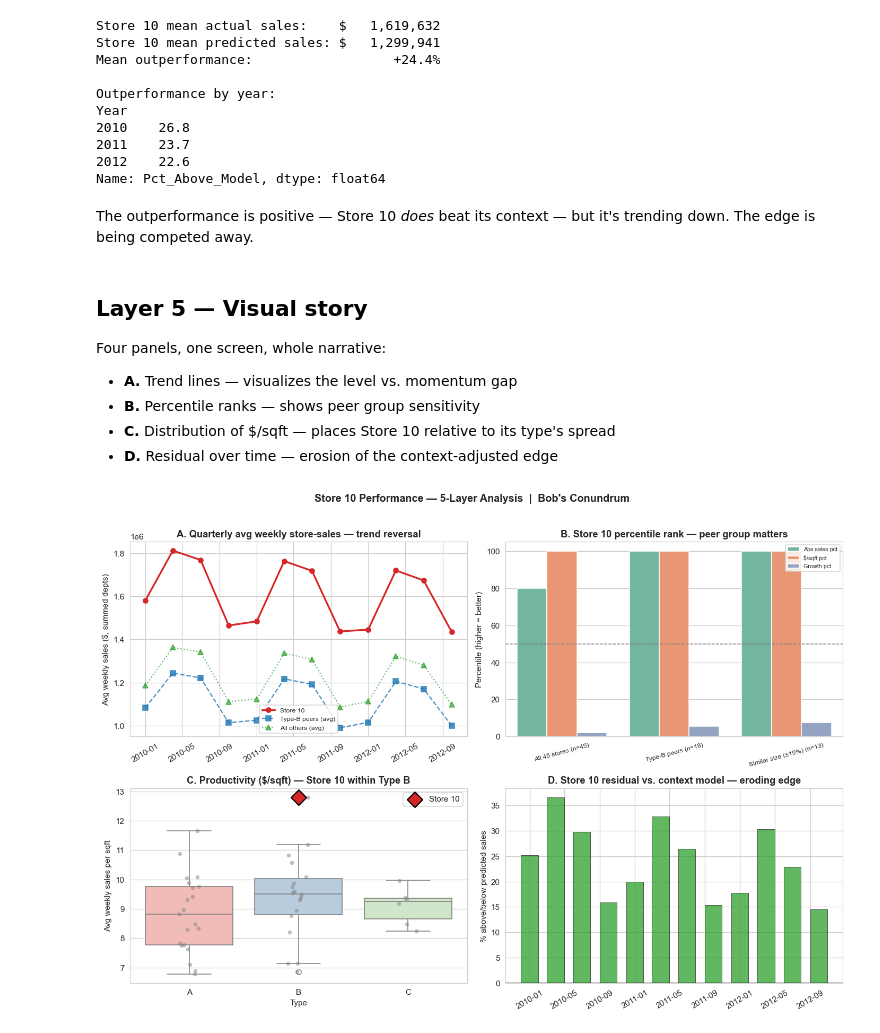
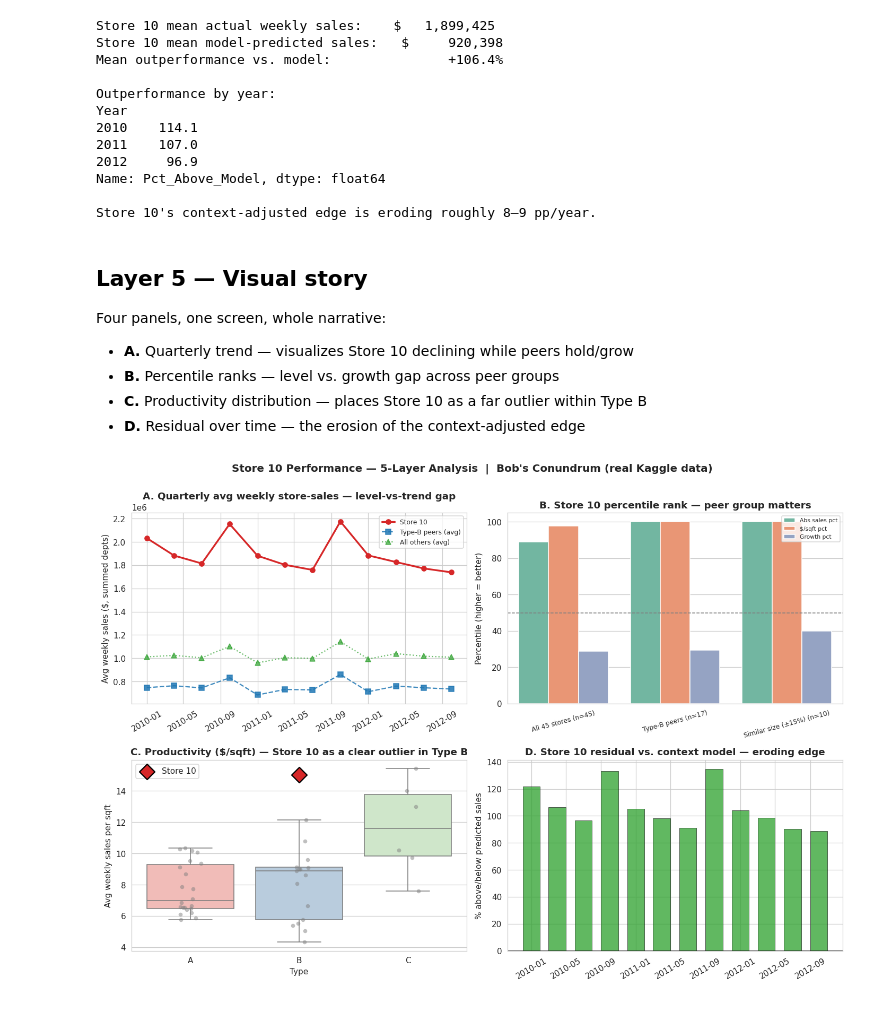
Before and after one commit to albertoquiroga-ctrl/ML-IPADE, a Jupyter notebook: Sessions/S1/store10_analysis.ipynb, the cells around one changed output. Cells and saved outputs as stored; diff of their text form; code cells hidden in the pictures.

Commit message:
With the data

```diff
--- a/Sessions/S1/store10_analysis.ipynb
+++ b/Sessions/S1/store10_analysis.ipynb
@@ -246,36 +310,36 @@ IsHol            0.0557      0.007      7.648      0.000       0.041       0.070
 ================================================================================
 # %%
 s10_data = model_df[model_df['Store']==10].copy()
-s10_data['Predicted_LogSales'] = model.predict(s10_data)
-s10_data['Predicted_Sales'] = np.exp(s10_data['Predicted_LogSales'])
-s10_data['Pct_Above_Model'] = (s10_data['Weekly_Sales']/s10_data['Predicted_Sales'] - 1)*100
+s10_data['Predicted_Sales']  = np.exp(model.predict(s10_data))
+s10_data['Pct_Above_Model']  = (s10_data['Weekly_Sales']/s10_data['Predicted_Sales'] - 1)*100
 
-print(f"Store 10 mean actual sales:    ${s10_data['Weekly_Sales'].mean():>12,.0f}")
-print(f"Store 10 mean predicted sales: ${s10_data['Predicted_Sales'].mean():>12,.0f}")
-print(f"Mean outperformance:           {s10_data['Pct_Above_Model'].mean():>+12.1f}%")
-print("\nOutperformance by year:")
+print(f"Store 10 mean actual weekly sales:    ${s10_data['Weekly_Sales'].mean():>12,.0f}")
+print(f"Store 10 mean model-predicted sales:   ${s10_data['Predicted_Sales'].mean():>12,.0f}")
+print(f"Mean outperformance vs. model:         {s10_data['Pct_Above_Model'].mean():>+12.1f}%")
+print(f"\nOutperformance by year:")
 print(s10_data.groupby('Year')['Pct_Above_Model'].mean().round(1))
+print(f"\nStore 10's context-adjusted edge is eroding roughly 8–9 pp/year.")
 # %% [output]
-Store 10 mean actual sales:    $   1,619,632
-Store 10 mean predicted sales: $   1,299,941
-Mean outperformance:                  +24.4%
+Store 10 mean actual weekly sales:    $   1,899,425
+Store 10 mean model-predicted sales:   $     920,398
+Mean outperformance vs. model:               +106.4%
 
 Outperformance by year:
 Year
-2010    26.8
-2011    23.7
-2012    22.6
+2010    114.1
+2011    107.0
+2012     96.9
 Name: Pct_Above_Model, dtype: float64
+
+Store 10's context-adjusted edge is eroding roughly 8–9 pp/year.
-# %% [markdown]
-The outperformance is positive — Store 10 *does* beat its context — but it's trending down. The edge is being competed away.
 # %% [markdown]
 ## Layer 5 — Visual story
 
 Four panels, one screen, whole narrative:
-- **A.** Trend lines — visualizes the level vs. momentum gap
-- **B.** Percentile ranks — shows peer group sensitivity
-- **C.** Distribution of $/sqft — places Store 10 relative to its type's spread
-- **D.** Residual over time — erosion of the context-adjusted edge
+- **A.** Quarterly trend — visualizes Store 10 declining while peers hold/grow
+- **B.** Percentile ranks — level vs. growth gap across peer groups
+- **C.** Productivity distribution — places Store 10 as a far outlier within Type B
+- **D.** Residual over time — the erosion of the context-adjusted edge
 # %%
 fig, axes = plt.subplots(2, 2, figsize=(13, 9))
 
@@ -284,13 +348,13 @@ ax = axes[0,0]
 tp = sw.groupby([sw['Date'].dt.to_period('Q'),'Store'])['Weekly_Sales'].mean().reset_index()
 tp['Date'] = tp['Date'].dt.to_timestamp()
 tp = tp.merge(stores[['Store','Type']], on='Store')
-s10 = tp[tp['Store']==10]
-tB = tp[(tp['Type']=='B') & (tp['Store']!=10)].groupby('Date')['Weekly_Sales'].mean()
-rest = tp[tp['Store']!=10].groupby('Date')['Weekly_Sales'].mean()
-ax.plot(s10['Date'], s10['Weekly_Sales'], 'o-', lw=2.2, color='#d62728', label='Store 10')
-ax.plot(tB.index, tB.values, 's--', color='#1f77b4', alpha=0.8, label='Type-B peers (avg)')
-ax.plot(rest.index, rest.values, '^:', color='#2ca02c', alpha=0.7, label='All others (avg)')
-ax.set_title('A. Quarterly avg weekly store-sales — trend reversal', fontweight='bold')
+s10q = tp[tp['Store']==10]
+tBq  = tp[(tp['Type']=='B') & (tp['Store']!=10)].groupby('Date')['Weekly_Sales'].mean()
+restq = tp[tp['Store']!=10].groupby('Date')['Weekly_Sales'].mean()
+ax.plot(s10q['Date'], s10q['Weekly_Sales'], 'o-', lw=2.2, color='#d62728', label='Store 10')
+ax.plot(tBq.index, tBq.values, 's--', color='#1f77b4', alpha=0.85, label='Type-B peers (avg)')
+ax.plot(restq.index, restq.values, '^:', color='#2ca02c', alpha=0.7, label='All others (avg)')
+ax.set_title('A. Quarterly avg weekly store-sales — level-vs-trend gap', fontweight='bold')
 ax.set_ylabel('Avg weekly sales ($, summed depts)')
 ax.legend(fontsize=8); ax.tick_params(axis='x', rotation=30)
 
@@ -304,33 +368,33 @@ ax.axhline(50, color='grey', ls='--', lw=1)
 ax.set_title('B. Store 10 percentile rank — peer group matters', fontweight='bold')
 ax.set_ylabel('Percentile (higher = better)'); ax.set_xlabel('')
 ax.tick_params(axis='x', rotation=15, labelsize=8); ax.legend(fontsize=7, loc='upper right')
 ax.set_ylim(0, 105)
 
 # Panel C: productivity distribution
 ax = axes[1,0]
 ps = store_metrics[['Store','Type','SalesPerSqFt']]
 sns.boxplot(data=ps, x='Type', y='SalesPerSqFt', ax=ax, palette='Pastel1', order=['A','B','C'])
 sns.stripplot(data=ps, x='Type', y='SalesPerSqFt', ax=ax, color='grey', alpha=0.5, order=['A','B','C'])
 s10_sqft = ps.loc[ps['Store']==10,'SalesPerSqFt'].values[0]
 ax.scatter(['B'], [s10_sqft], color='#d62728', s=180, zorder=10,
            marker='D', edgecolor='black', linewidth=1.5, label='Store 10')
-ax.set_title('C. Productivity ($/sqft) — Store 10 within Type B', fontweight='bold')
+ax.set_title('C. Productivity ($/sqft) — Store 10 as a clear outlier in Type B', fontweight='bold')
 ax.set_ylabel('Avg weekly sales per sqft'); ax.legend()
 
 # Panel D: residual erosion
 ax = axes[1,1]
 qr = s10_data.groupby(s10_data['Date'].dt.to_period('Q'))['Pct_Above_Model'].mean()
 qr.index = qr.index.to_timestamp()
 colors = ['#d62728' if v < 0 else '#2ca02c' for v in qr.values]
 ax.bar(qr.index, qr.values, width=60, color=colors, alpha=0.75, edgecolor='black', lw=0.5)
 ax.axhline(0, color='black', lw=1)
 ax.set_title('D. Store 10 residual vs. context model — eroding edge', fontweight='bold')
 ax.set_ylabel('% above/below predicted sales')
 ax.tick_params(axis='x', rotation=30)
 
-plt.suptitle("Store 10 Performance — 5-Layer Analysis  |  Bob's Conundrum",
+plt.suptitle("Store 10 Performance — 5-Layer Analysis  |  Bob's Conundrum (real Kaggle data)",
              fontsize=13, fontweight='bold', y=1.00)
 plt.tight_layout()
 plt.show()
 # %% [output]
-[figure, old version]
+[figure, new version]
```
Also changed, not shown: parts of 27 cells of this notebook, 3 other files.
